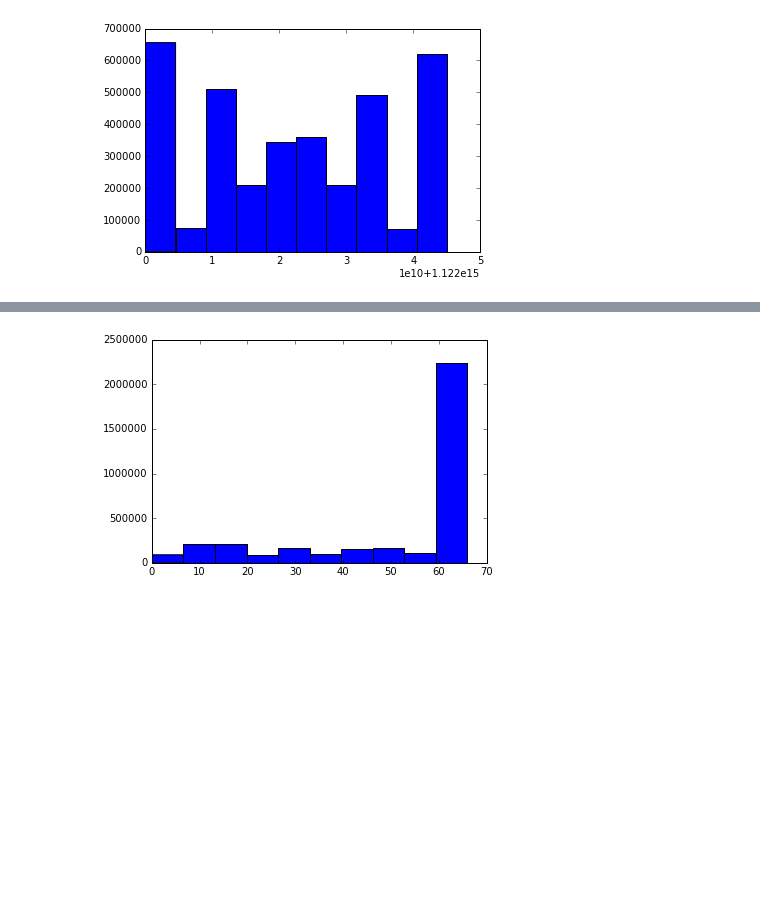
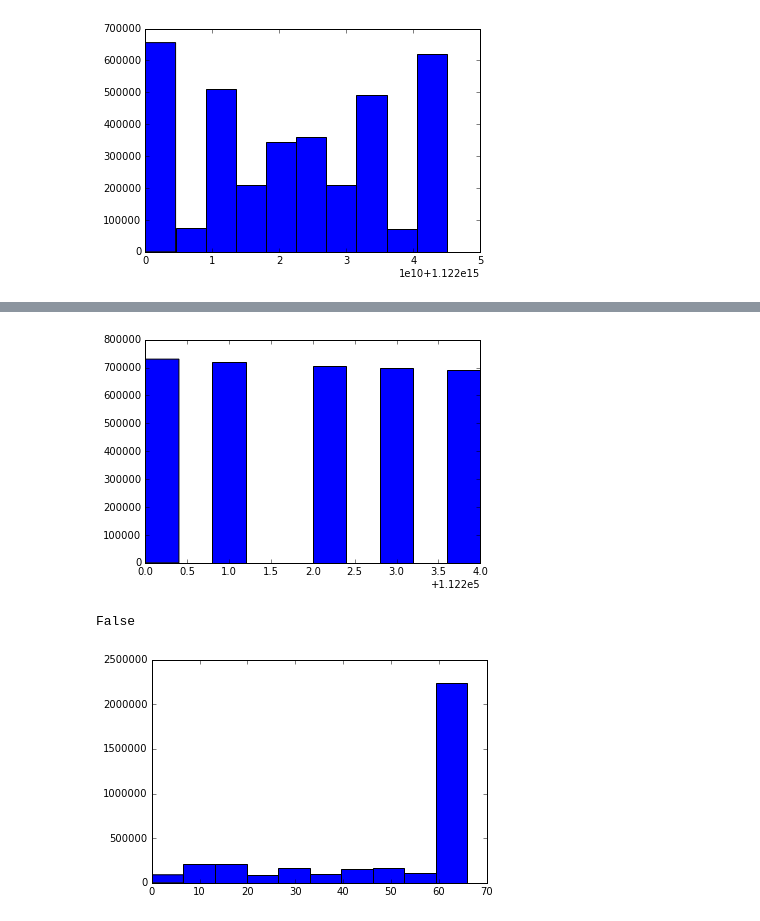
Before and after one commit to faizaakbar/ANNMINERvA, a Jupyter notebook: visualize_planecode_occupancy_stats.ipynb, the cells around one changed output, grey strips where cells are left out. Saved outputs shown, nothing was run; the diff lists cells and outputs as text; code cells hidden in the pictures; blank space fills up the shorter version.

```diff
--- a/visualize_planecode_occupancy_stats.ipynb
+++ b/visualize_planecode_occupancy_stats.ipynb
@@ -3,5 +3,19 @@ import numpy as np
 import matplotlib.pyplot as plt
 import h5py
 %matplotlib inline
+# %%
+def decode_eventid(eventid):
+    """
+    assume encoding from fuel_up_nukecc.py, etc.
+    """
+    eventid = str(eventid)
+    phys_evt = eventid[-2:]
+    eventid = eventid[:-2]
+    gate = eventid[-4:]
+    eventid = eventid[:-4]
+    subrun = eventid[-4:]
+    eventid = eventid[:-4]
+    run = eventid
+    return (run, subrun, gate, phys_evt)
 # %%
 f = h5py.File('minosmatch_nukecczdefs_genallzwitht_pcodecap66_127x50x25_xuv_txtutv_muondat_me1Bmc.hdf5', 'r')
@@ -8,3 +26,5 @@ f = h5py.File('minosmatch_nukecczdefs_genallzwitht_pcodecap66_127x50x25_xuv_txtu
+# %%
+runnums = [int(decode_eventid(eid)[0]) for eid in f['eventids'][:]]
 # %%
 n, bins, patches = plt.hist(f['eventids'])
 # %% [output]
@@ -12,3 +45,11 @@ n, bins, patches = plt.hist(f['eventids'])
+# %%
+n, bins, patches = plt.hist(runnums)
+# %% [output]
+[figure, added]
+# %%
+any(np.array(runnums) == 112205)
+# %% [output]
+False
 # %%
 n, bins, patches = plt.hist(f['planecodes'])
 # %% [output]
```
Also changed, not shown: parts of 2 cells of this notebook.
